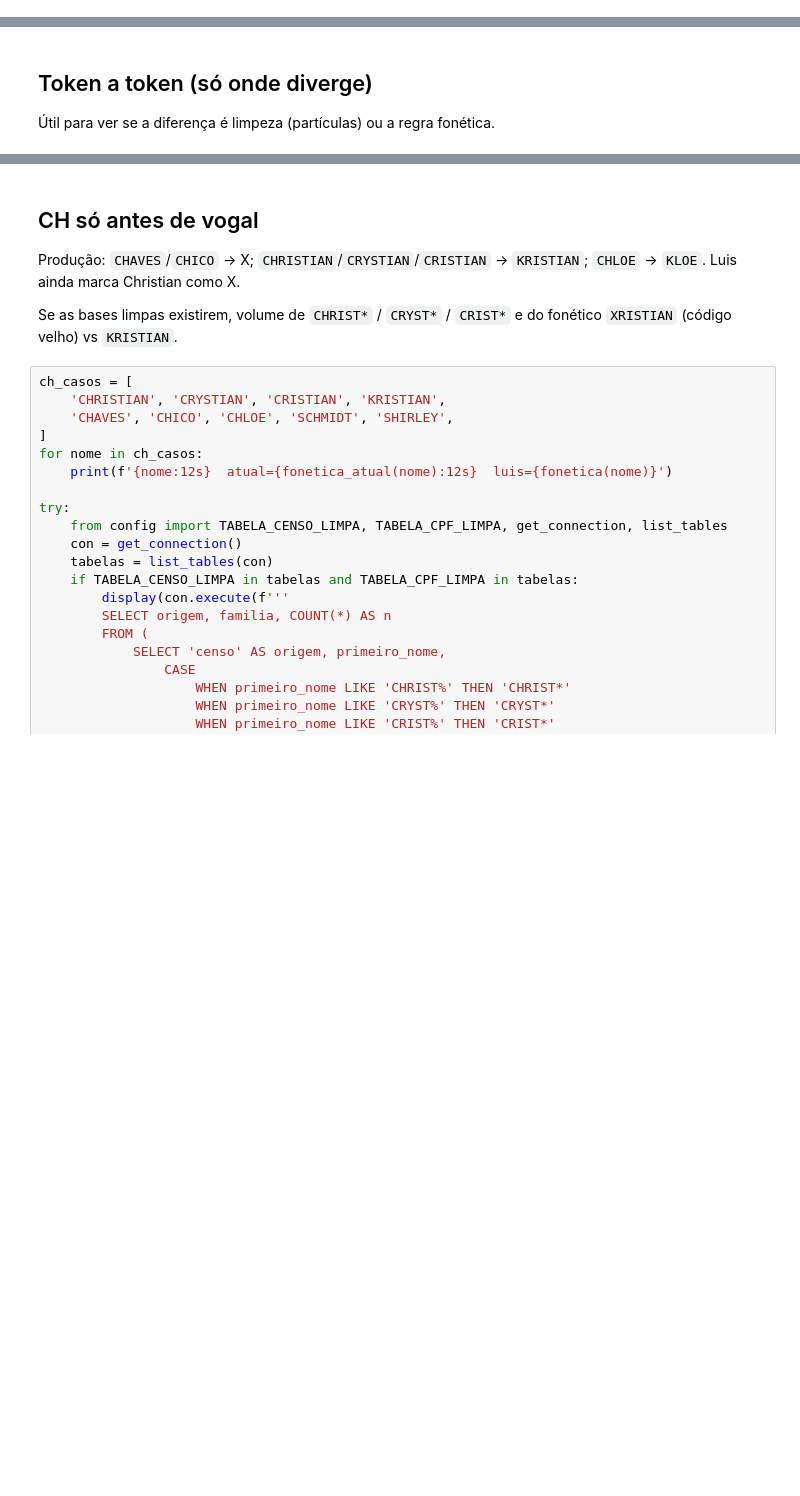
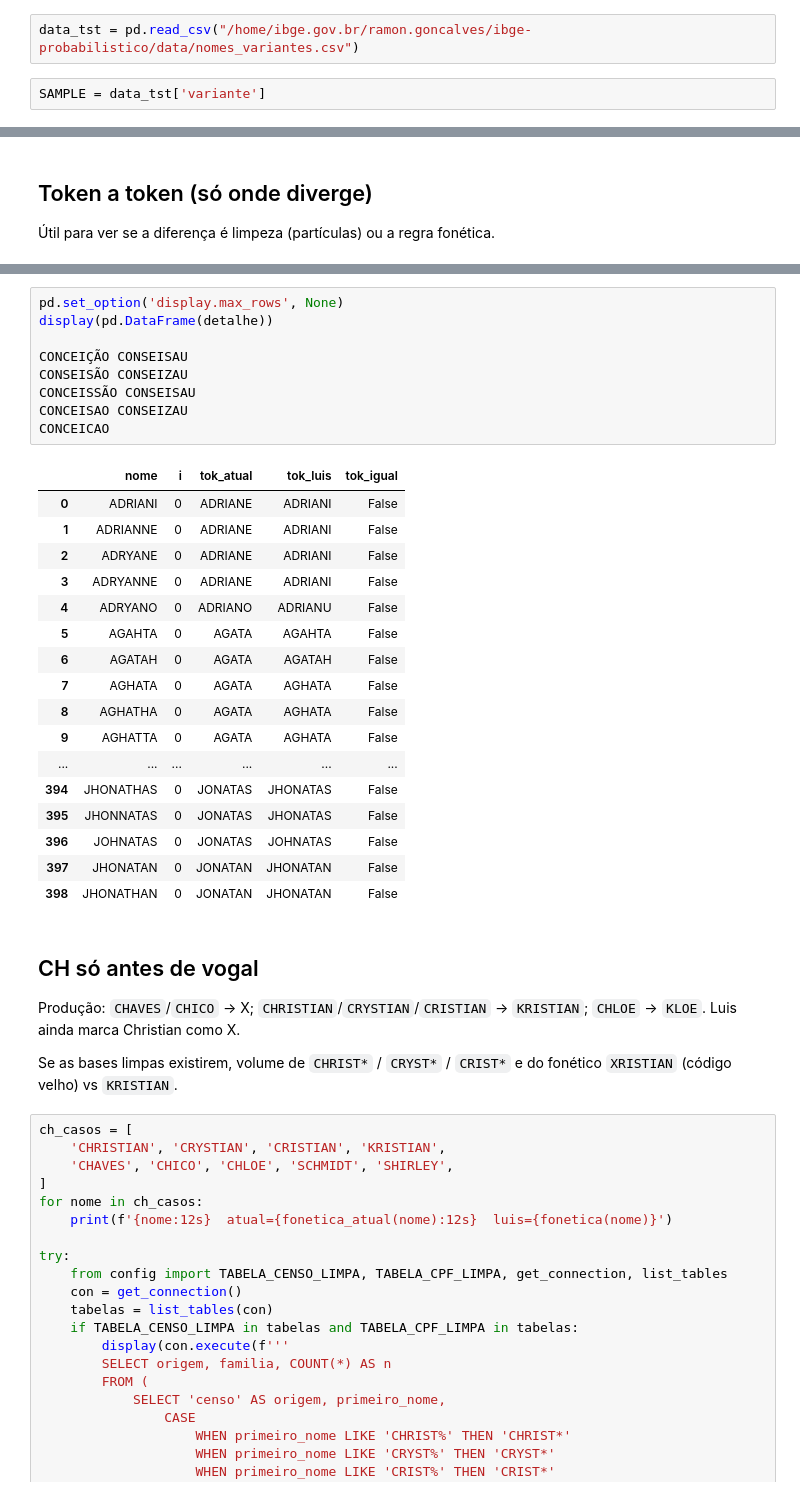
Before and after one commit to ramonbhb/ibge-probabilistico, a Jupyter notebook: notebooks/compare_fonetica.ipynb, the cells around one changed output, grey strips where cells are left out. Cells and saved outputs as stored; diff of their text form; blank space fills up the shorter version.

```diff
--- a/notebooks/compare_fonetica.ipynb
+++ b/notebooks/compare_fonetica.ipynb
@@ -80,3 +83,7 @@ print('luis  =', fonetica('PHILIPPE SCHMIDT'))
+# %%
+data_tst = pd.read_csv("/home/ibge.gov.br/ramon.goncalves/ibge-probabilistico/data/nomes_variantes.csv")
+# %%
+SAMPLE = data_tst['variante']
 # %% [markdown]
 ## Sample fixo
 
@@ -124,3 +172,30 @@ display(pd.DataFrame(detalhe))
+# %%
+pd.set_option('display.max_rows', None)
+display(pd.DataFrame(detalhe))
+
+CONCEIÇÃO CONSEISAU
+CONSEISÃO CONSEIZAU
+CONCEISSÃO CONSEISAU
+CONCEISAO CONSEIZAU
+CONCEICAO
+# %% [output]
+|  | nome | i | tok_atual | tok_luis | tok_igual |
+| 0 | ADRIANI | 0 | ADRIANE | ADRIANI | False |
+| 1 | ADRIANNE | 0 | ADRIANE | ADRIANI | False |
+| 2 | ADRYANE | 0 | ADRIANE | ADRIANI | False |
+| 3 | ADRYANNE | 0 | ADRIANE | ADRIANI | False |
+| 4 | ADRYANO | 0 | ADRIANO | ADRIANU | False |
+| 5 | AGAHTA | 0 | AGATA | AGAHTA | False |
+| 6 | AGATAH | 0 | AGATA | AGATAH | False |
+| 7 | AGHATA | 0 | AGATA | AGHATA | False |
+| 8 | AGHATHA | 0 | AGATA | AGHATA | False |
+| 9 | AGHATTA | 0 | AGATA | AGHATA | False |
+| ... | ... | ... | ... | ... | ... |
+| 394 | JHONATHAS | 0 | JONATAS | JHONATAS | False |
+| 395 | JHONNATAS | 0 | JONATAS | JHONATAS | False |
+| 396 | JOHNATAS | 0 | JONATAS | JOHNATAS | False |
+| 397 | JHONATAN | 0 | JONATAN | JHONATAN | False |
+| 398 | JHONATHAN | 0 | JONATAN | JHONATAN | False |
 # %% [markdown]
 ## CH só antes de vogal
 
```
Also changed, not shown: parts of 5 cells of this notebook, 10 other files.
